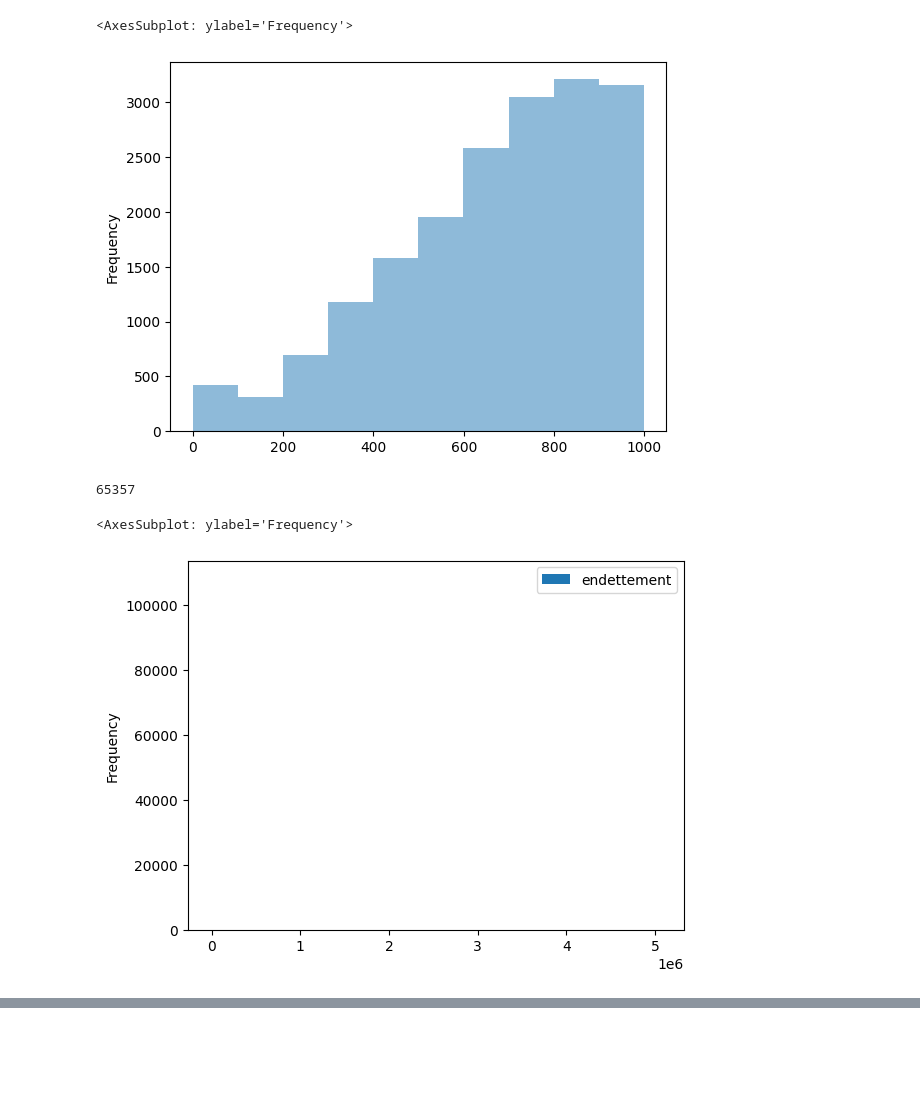
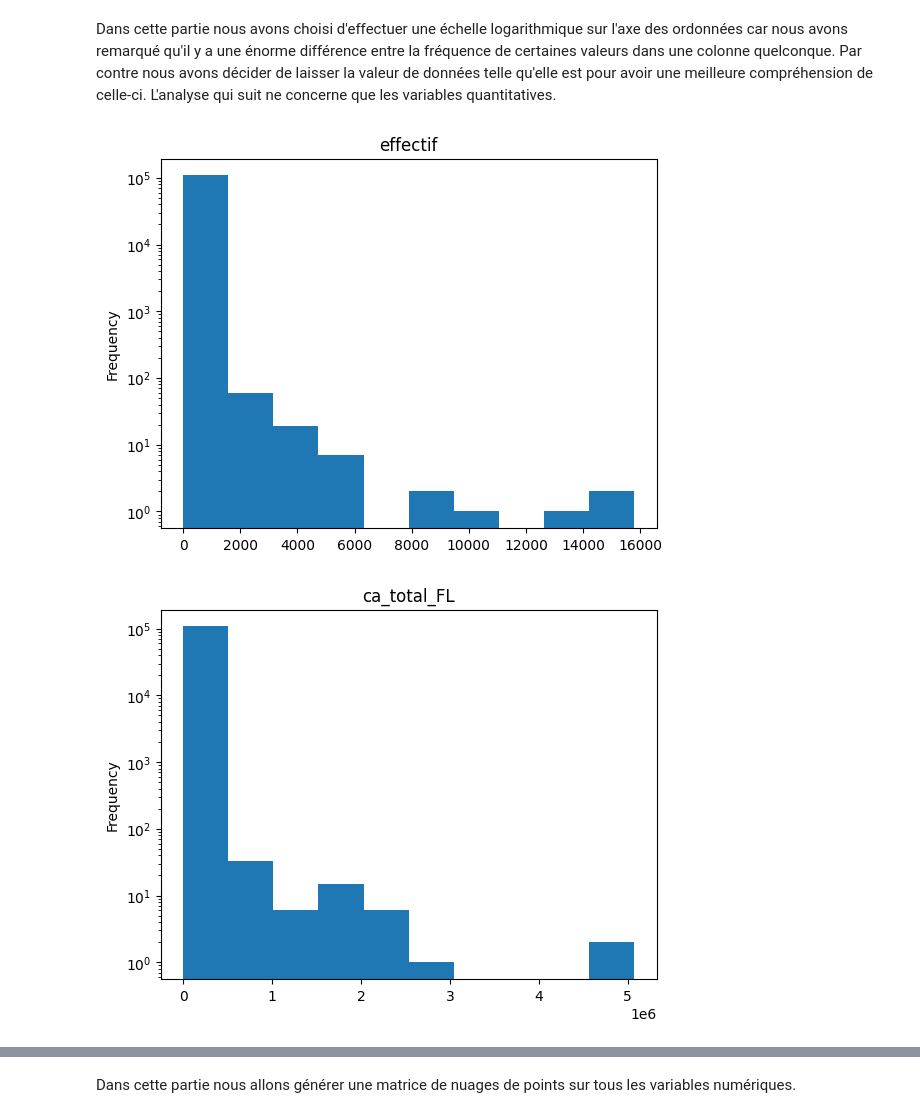
Before and after one commit to iammouadagr/app-bi-Prospect-compagnie-assurances, a Jupyter notebook: src/analyse_descriptive.ipynb, the cells around one changed output, grey strips where cells are left out. Cells and saved outputs as stored; diff of their text form; code cells hidden in the pictures; blank space fills up the shorter version.

Commit message:
fix analyse descriptive file

```diff
--- a/src/analyse_descriptive.ipynb
+++ b/src/analyse_descriptive.ipynb
@@ -25,16 +7,15 @@ data = df['effectif']
-# %%
-# ca_total_FL
-df[df.ca_total_FL < 1000].ca_total_FL.plot.hist(alpha=0.5)
-# %% [output]
-<AxesSubplot: ylabel='Frequency'>
-[figure, removed]
-# %%
-df[(df.effectif<26) & (df.effectif >0)].value_counts().sum()
-# %% [output]
-65357
-# %%
-ax = df.plot.hist(column=["endettement"], bins=5000)
-ax
-# %% [output]
-<AxesSubplot: ylabel='Frequency'>
-[figure, removed]
+# %% [markdown]
+Dans cette partie nous avons choisi d'effectuer une échelle logarithmique sur l'axe des ordonnées car nous avons remarqué qu'il y a une énorme différence entre la fréquence de certaines valeurs dans une colonne quelconque. Par contre nous avons décider de laisser la valeur de données telle qu'elle est pour avoir une meilleure compréhension de celle-ci.
+L'analyse qui suit ne concerne que les variables quantitatives.
+# %%
+import matplotlib.pyplot as plt
+
+col_to_omit = ['code_cr','dept','type_com','activite','actionnaire','forme_jur_simpl','chgt_dir','rdv','risque']
+for col in df.columns:
+    if col not in col_to_omit:
+        plt.figure()
+        df[col].plot(kind='hist', logx=False, logy=True, title=col)
+        plt.savefig('../fig/analyse_descriptive/'+col+'.png')
+# %% [output]
+[figure, added]
+[figure, added]
@@ -41,3 +29,5 @@ ax
+# %% [markdown]
+Dans cette partie nous allons générer une matrice de nuages de points sur tous les variables numériques.
 # %%
 # plot correlation between attributes w.r.t. classification
 from matplotlib import cm
```
Also changed, not shown: parts of 9 cells of this notebook.
